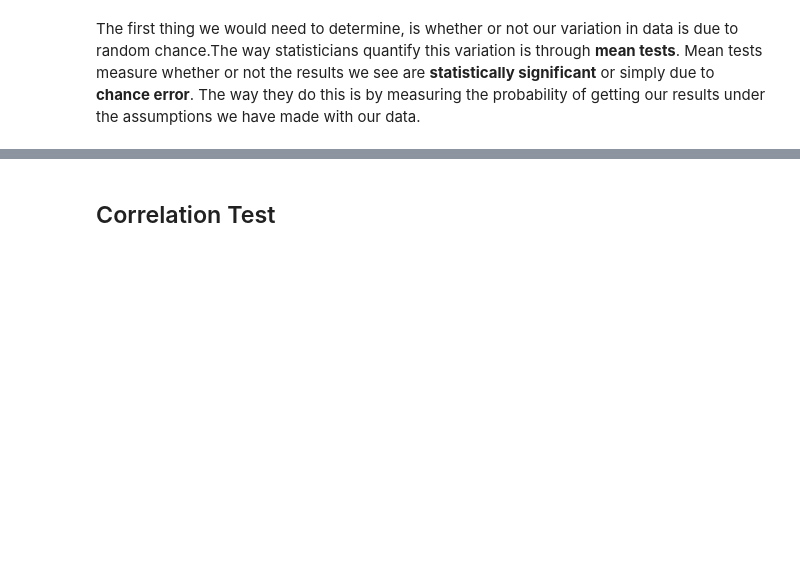
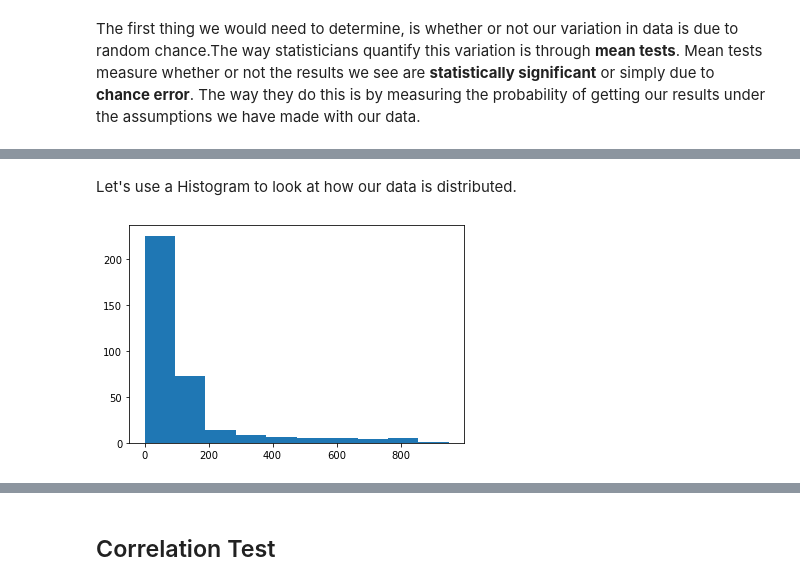
Before and after one commit to Sci-Teens/ecology-program, a Jupyter notebook: lessons/4_introduction_to_statistical_testing.ipynb, the cells around one changed output, grey strips where cells are left out. Drawn from its saved outputs; the diff is of its cells as text; code cells hidden in the pictures; blank space fills up the shorter version.

Commit message:
Add New York data Finish lesson four

```diff
--- a/lessons/4_introduction_to_statistical_testing.ipynb
+++ b/lessons/4_introduction_to_statistical_testing.ipynb
@@ -28,0 +33,3 @@ humidity_data = pd.read_csv('https://raw.githubusercontent.com/Sci-Teens/course-
+# %%
+florida_data = pd.read_csv('../data/florida_covid_data_the_atlantic.csv')
+new_york_data = pd.read_csv('../data/new_york_covid_data_the_atlantic.csv')
@@ -38,0 +62,9 @@ To get a better grasp of what I mean, let's take a look at a histogram. Remember
+# %% [markdown]
+Let's use a Histogram to look at how our data is distributed.
+# %%
+# TODO: Make a histogram of the daily New York deaths. Include a title and
+# appropriate axes labels
+plt.hist(new_york_data['deathIncrease'])
+plt.show()
+# %% [output]
+[figure, added]
```
Also changed, not shown: parts of 53 cells of this notebook, 5 other files.
